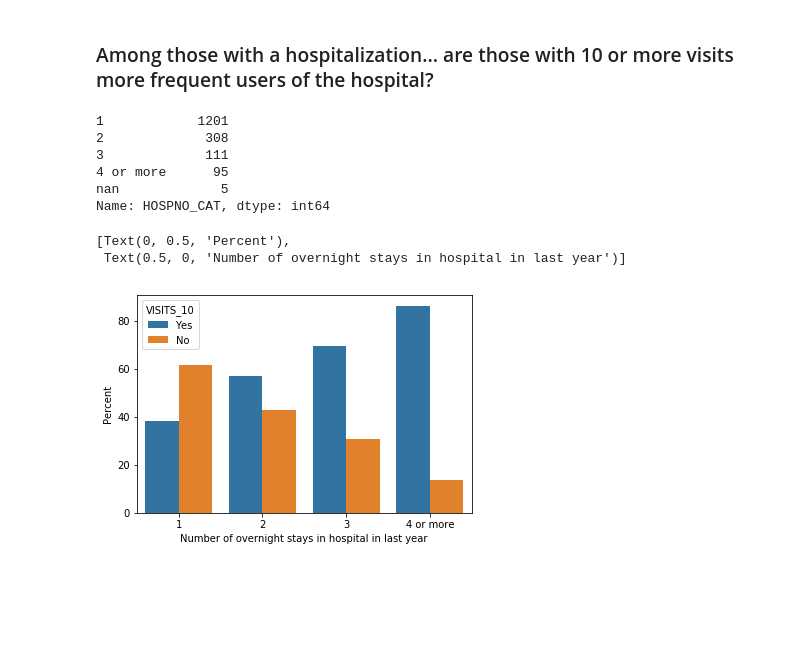
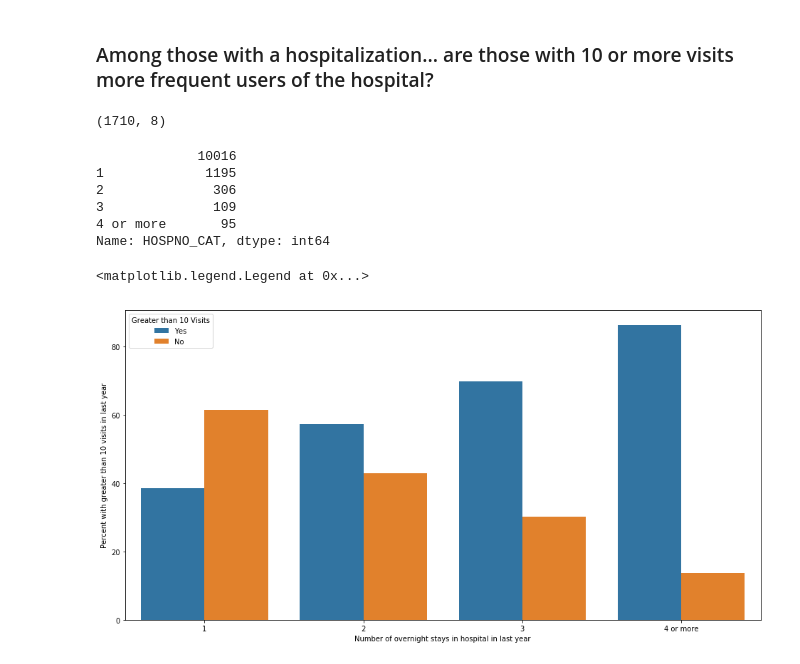
Before and after one commit to allej8/nhis, a Jupyter notebook: nhis-case-study.ipynb, the cells around one changed output. Drawn from its saved outputs; the diff is of its cells as text; code cells hidden in the pictures; blank space fills up the shorter version.

Commit message:
updated analysis

```diff
--- a/nhis-case-study.ipynb
+++ b/nhis-case-study.ipynb
@@ -81,20 +83,3 @@ peeps65['HOSPNO'].value_counts()
 12.0       1
 8.0        1
 Name: HOSPNO, dtype: int64
-# %%
-# 10 primary care visits in the last year.... this seems like a lot
-peeps65['VISITS_10'] = np.nan
-peeps65['VISITS_10'] = np.where(peeps65['P10DVYR'] == 1, 1, peeps65['VISITS_10'])
-peeps65['VISITS_10'] = np.where(peeps65['P10DVYR'] == 2, 0, peeps65['VISITS_10'])
-
-# Assuming an overnight hospital stay is an admission
-peeps65['HOSPITAL_STAY'] = np.nan
-peeps65['HOSPITAL_STAY'] = np.where(peeps65['PHOSPYR2'] == 1, 1, peeps65['HOSPITAL_STAY'])
-peeps65['HOSPITAL_STAY'] = np.where(peeps65['PHOSPYR2'] == 2, 0, peeps65['HOSPITAL_STAY'])
-
-peeps65['HOSPNO_CAT'] = np.nan
-peeps65['HOSPNO_CAT'] = np.where(peeps65['HOSPNO'] == 1, '1', peeps65['HOSPNO_CAT'])
-peeps65['HOSPNO_CAT'] = np.where(peeps65['HOSPNO'] == 2, '2', peeps65['HOSPNO_CAT'])
-peeps65['HOSPNO_CAT'] = np.where(peeps65['HOSPNO'] == 3, '3', peeps65['HOSPNO_CAT'])
-peeps65['HOSPNO_CAT'] = np.where(peeps65['HOSPNO'] > 3, '4 or more', peeps65['HOSPNO_CAT'])
-peeps65['HOSPNO_CAT'].value_counts()
@@ -111,5 +148,6 @@ Name: HOSPNO_CAT, dtype: int64
 - Are they abusing the healthcare system?
 - Are they extremely proactive about their health?
 # %%
-cols_to_keep = ['_id','HOSPITAL_STAY','VISITS_10', 'AGE_P']
+cols_to_keep = ['_id','HOSPITAL_STAY', 'HOSPNO_CAT', 'VISITS_10', 'AGE_P', 'LIMITED', 'INSURANCE', 'WRK_LST_YR']
 dat = peeps65[cols_to_keep].copy().dropna()
+dat.shape
@@ -143,10 +213,0 @@ bp.set(xlabel='>= 10 healthcare visits in last year', ylabel='Hospitalization in
-# %%
-# modeling
-dat['intercept'] = 1.0
-train_cols = dat.columns[2:]
-train_cols
-logit = sm.Logit(dat['HOSPITAL_STAY'], dat[train_cols])
-
-# fit the model
-result = logit.fit()
-result.summary()
@@ -177,39 +216,46 @@ datHosp = dat2[dat2['HOSPITAL_STAY']==1].copy()
+# %%
+# Further analysis on this question
+dat2 = dat[dat['HOSPITAL_STAY']=='Yes'].copy()
+dat2.shape
+# %% [output]
+(1710, 8)
 # %%
-tab = pd.crosstab(datHosp['HOSPNO_CAT'],datHosp['VISITS_10'])
-datHosp['HOSPNO_CAT'].value_counts()
+tab = pd.crosstab(dat['HOSPNO_CAT'],dat['VISITS_10'])
+dat['HOSPNO_CAT'].value_counts()
 # %% [output]
-1            1201
-2             308
-3             111
-4 or more      95
-nan             5
+             10016
+1             1195
+2              306
+3              109
+4 or more       95
 Name: HOSPNO_CAT, dtype: int64
 # %%
-pctdf = (datHosp >>
+plt.figure(figsize=(16, 8))
+pctdf = (dat >>
          mutate(COUNT = 1) >>
          group_by(X.VISITS_10, X.HOSPNO_CAT) >>
          summarize(N = n(X.COUNT)) >>
          spread(X.VISITS_10, X.N) >>
-         mask(X.HOSPNO_CAT != 'nan')
+         mask(X.HOSPNO_CAT != '')
          )
 pctdf.columns = ['HOSPNO_CAT', 'VISITS_10_NO', 'VISITS_10_YES']
 pctdf['PERCENT_NO'] = round((pctdf['VISITS_10_NO'] / (pctdf['VISITS_10_NO'] + pctdf['VISITS_10_YES']))*100,2)
 pctdf['PERCENT_YES'] = round((pctdf['VISITS_10_YES'] / (pctdf['VISITS_10_NO'] + pctdf['VISITS_10_YES']))*100,2)
 
 # not the cleanest way to do it, but whatever
 dfno = pctdf[['HOSPNO_CAT','PERCENT_NO']].copy()
 dfno.columns = ['HOSPNO_CAT', 'PERCENT']
 dfno['VISITS_10'] = 'No'
 
 dfyes = pctdf[['HOSPNO_CAT','PERCENT_YES']].copy()
 dfyes.columns = ['HOSPNO_CAT', 'PERCENT']
 dfyes['VISITS_10'] = 'Yes'
 
 pctdf = pd.concat([dfyes, dfno], axis = 0).reset_index(drop = True)
 
 bp = sns.barplot(x = 'HOSPNO_CAT', y = 'PERCENT', hue = 'VISITS_10', data = pctdf)
-bp.set(xlabel='Number of overnight stays in hospital in last year', ylabel='Percent')
+bp.set(xlabel='Number of overnight stays in hospital in last year', ylabel='Percent with greater than 10 visits in last year')
+plt.legend(title='Greater than 10 Visits')
 # %% [output]
-[Text(0, 0.5, 'Percent'),
- Text(0.5, 0, 'Number of overnight stays in hospital in last year')]
+<matplotlib.legend.Legend at 0x...>
-[figure, old version]
+[figure, new version]
```
Also changed, not shown: parts of 11 cells of this notebook, 1 other file.
